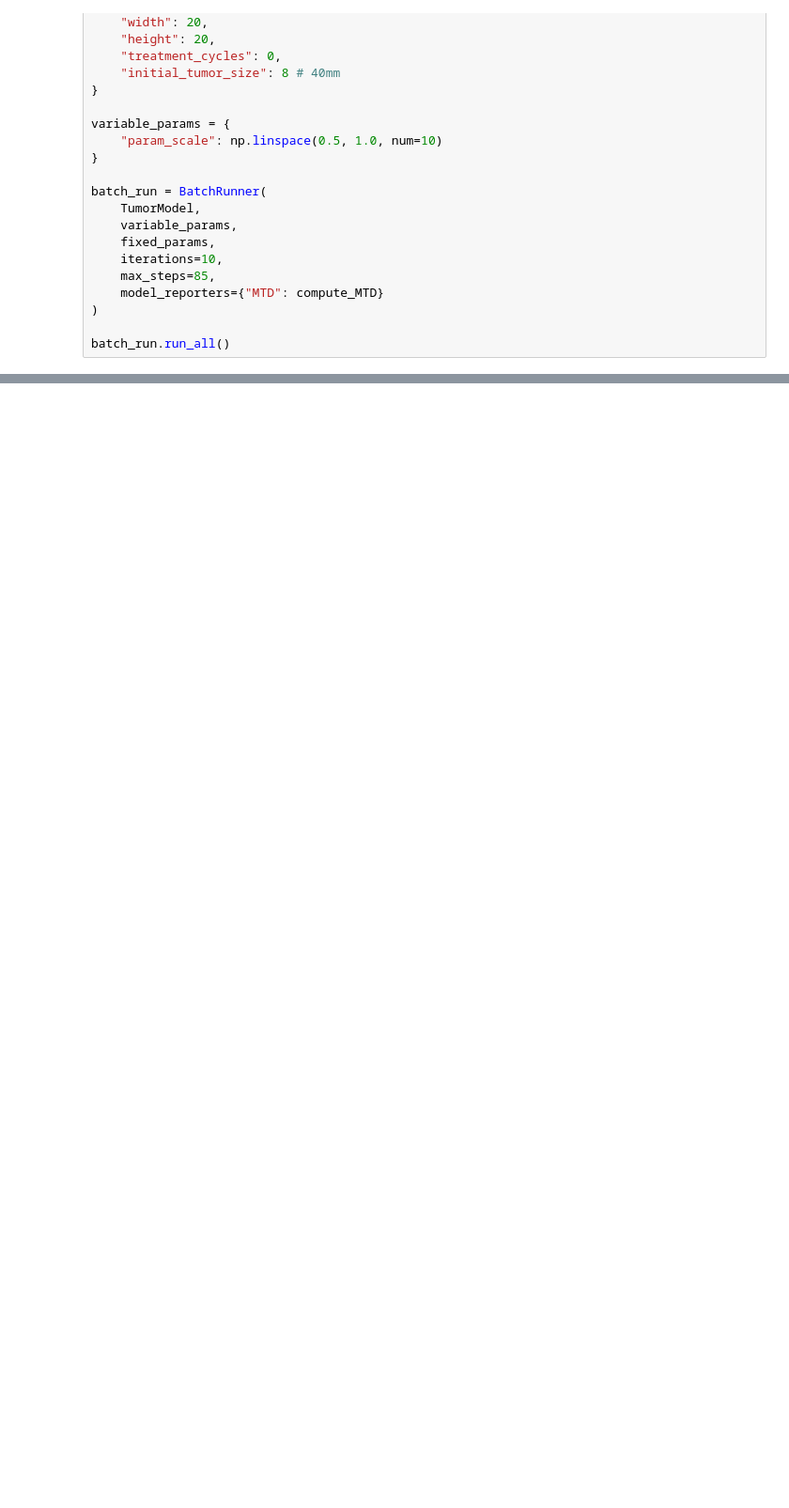
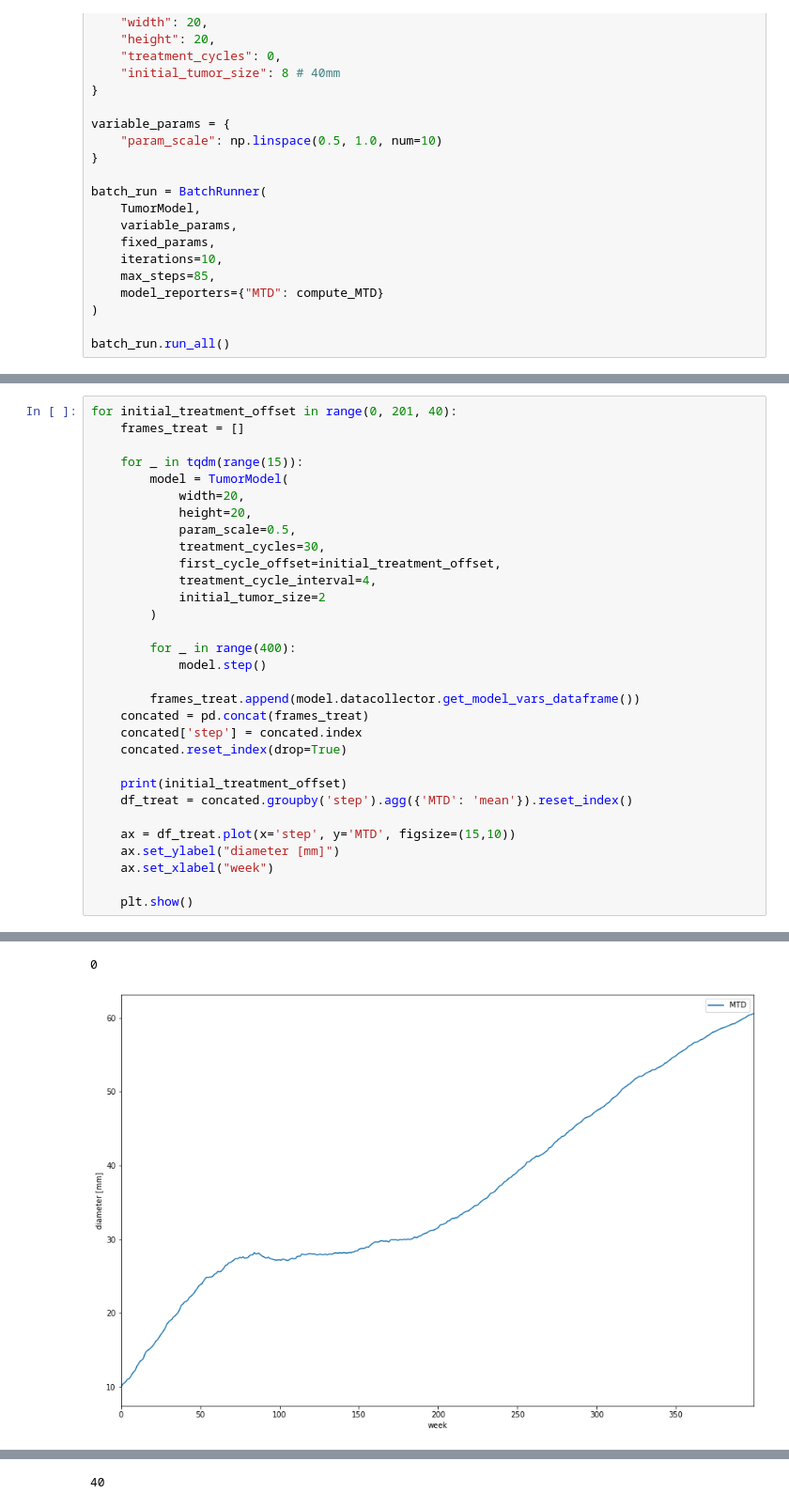
Before and after one commit to kmarszal/mesa-tumor-model, a Jupyter notebook: batch runs.ipynb, the cells around one changed output, grey strips where cells are left out. Shown: that part at 94% size. Saved outputs shown, nothing was run; the diff lists cells and outputs as text; blank space fills up the shorter version.

```diff
--- a/batch runs.ipynb
+++ b/batch runs.ipynb
@@ -65,0 +101,32 @@ df.groupby('param_scale').agg(['var', 'mean'])
+# %%
+for initial_treatment_offset in range(0, 201, 40):
+    frames_treat = []
+
+    for _ in tqdm(range(15)):
+        model = TumorModel(
+            width=20,
+            height=20,
+            param_scale=0.5,
+            treatment_cycles=30,
+            first_cycle_offset=initial_treatment_offset,
+            treatment_cycle_interval=4,
+            initial_tumor_size=2
+        )
+
+        for _ in range(400):
+            model.step()
+
+        frames_treat.append(model.datacollector.get_model_vars_dataframe())
+    concated = pd.concat(frames_treat)
+    concated['step'] = concated.index
+    concated.reset_index(drop=True)
+
+    print(initial_treatment_offset)
+    df_treat = concated.groupby('step').agg({'MTD': 'mean'}).reset_index()
+
+    ax = df_treat.plot(x='step', y='MTD', figsize=(15,10))
+    ax.set_ylabel("diameter [mm]")
+    ax.set_xlabel("week")
+
+    plt.show()
+# %% [output]
@@ -65,0 +134,2 @@ df.groupby('param_scale').agg(['var', 'mean'])
+0
+[figure, added]
@@ -65,0 +137 @@ df.groupby('param_scale').agg(['var', 'mean'])
+40
```
Also changed, not shown: parts of 5 cells of this notebook.
